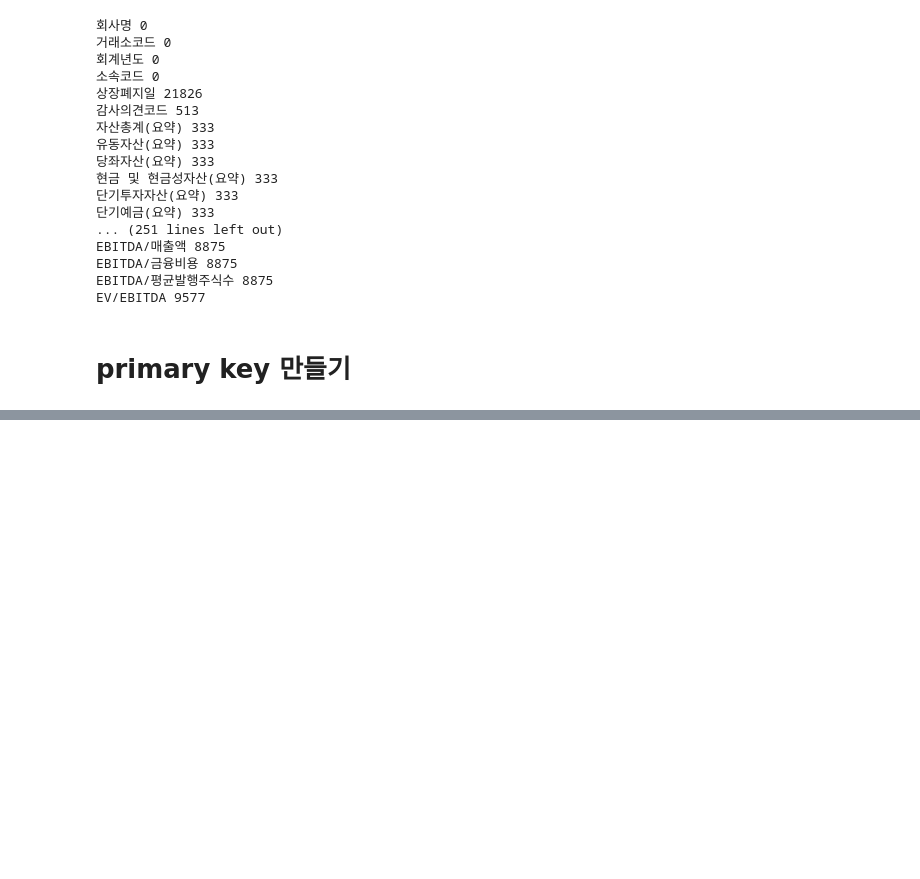
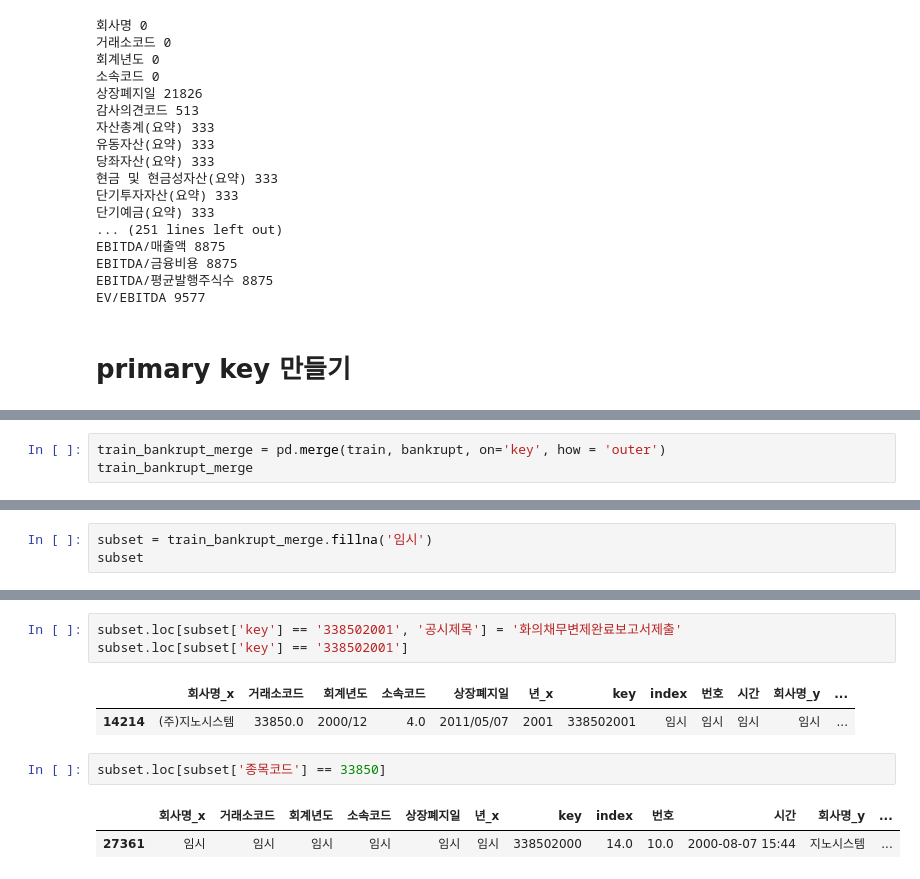
Before and after one commit to JxxHxxx/Ubion-CorporateBankruptcyAnalysis, a Jupyter notebook: Code/JH/prepro_bankruptcy.ipynb, the cells around one changed output, grey strips where cells are left out. Cells and saved outputs as stored; diff of their text form; blank space fills up the shorter version.

```diff
--- a/Code/JH/prepro_bankruptcy.ipynb
+++ b/Code/JH/prepro_bankruptcy.ipynb
@@ -212,0 +100,3 @@ bankrupt.loc[bankrupt['종목코드'] == 86250.0]
+# %%
+train_bankrupt_merge = pd.merge(train, bankrupt, on='key', how = 'outer')
+train_bankrupt_merge
@@ -212,0 +148,3 @@ bankrupt.loc[bankrupt['종목코드'] == 86250.0]
+# %%
+subset = train_bankrupt_merge.fillna('임시')
+subset
@@ -212,0 +165,11 @@ bankrupt.loc[bankrupt['종목코드'] == 86250.0]
+# %%
+subset.loc[subset['key'] == '338502001', '공시제목'] = '화의채무변제완료보고서제출'
+subset.loc[subset['key'] == '338502001']
+# %% [output]
+|  | 회사명_x | 거래소코드 | 회계년도 | 소속코드 | 상장폐지일 | 년_x | key | index | 번호 | 시간 | 회사명_y | ... |
+| 14214 | (주)지노시스템 | 33850.0 | 2000/12 | 4.0 | 2011/05/07 | 2001 | 338502001 | 임시 | 임시 | 임시 | 임시 | ... |
+# %%
+subset.loc[subset['종목코드'] == 33850]
+# %% [output]
+|  | 회사명_x | 거래소코드 | 회계년도 | 소속코드 | 상장폐지일 | 년_x | key | index | 번호 | 시간 | 회사명_y | ... |
+| 27361 | 임시 | 임시 | 임시 | 임시 | 임시 | 임시 | 338502000 | 14.0 | 10.0 | 2000-08-07 15:44 | 지노시스템 | ... |
```
Also changed, not shown: parts of 35 cells of this notebook, 8 other files.
